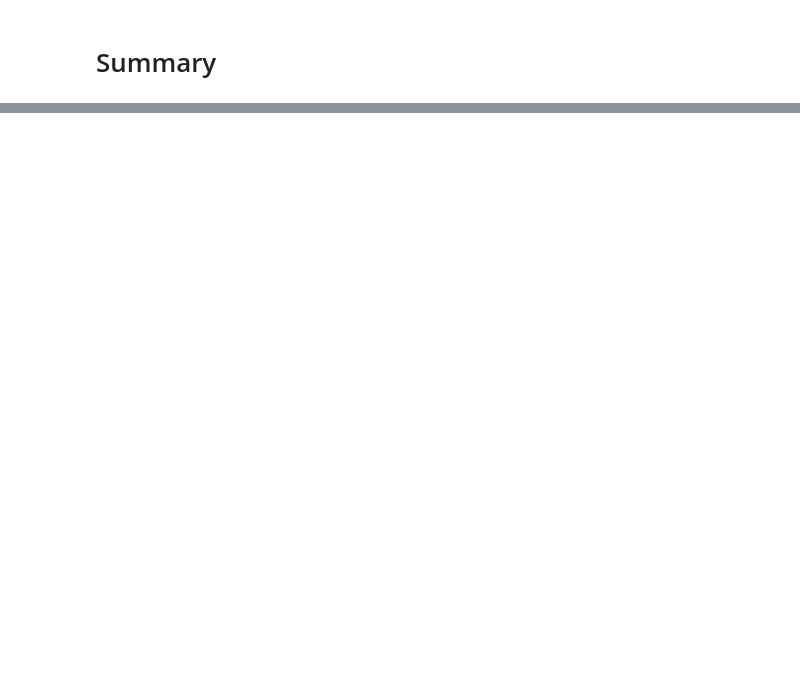
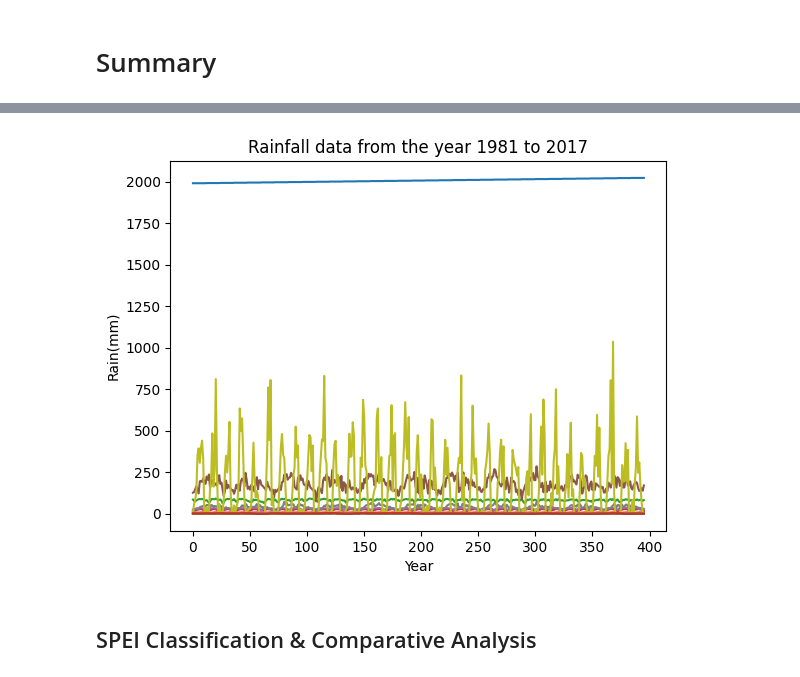
Before and after one commit to TasnimulIntazamAsif/Drought_Classification, a Jupyter notebook: ML_SPEI_DI.ipynb, the cells around one changed output, grey strips where cells are left out. Saved outputs shown, nothing was run; the diff lists cells and outputs as text; code cells hidden in the pictures; blank space fills up the shorter version.

```diff
--- a/ML_SPEI_DI.ipynb
+++ b/ML_SPEI_DI.ipynb
@@ -837,0 +862,14 @@ plt.show()
+# %%
+plt.plot(df)
+
+# Add labels and title
+plt.xlabel('Year')
+plt.ylabel('Rain(mm)')
+plt.title('Rainfall data from the year 1981 to 2017')
+
+# Display the plot
+plt.show()
+# %% [output]
+[figure, added]
+# %% [markdown]
+## SPEI Classification & Comparative Analysis
```
Also changed, not shown: parts of 29 cells of this notebook.
